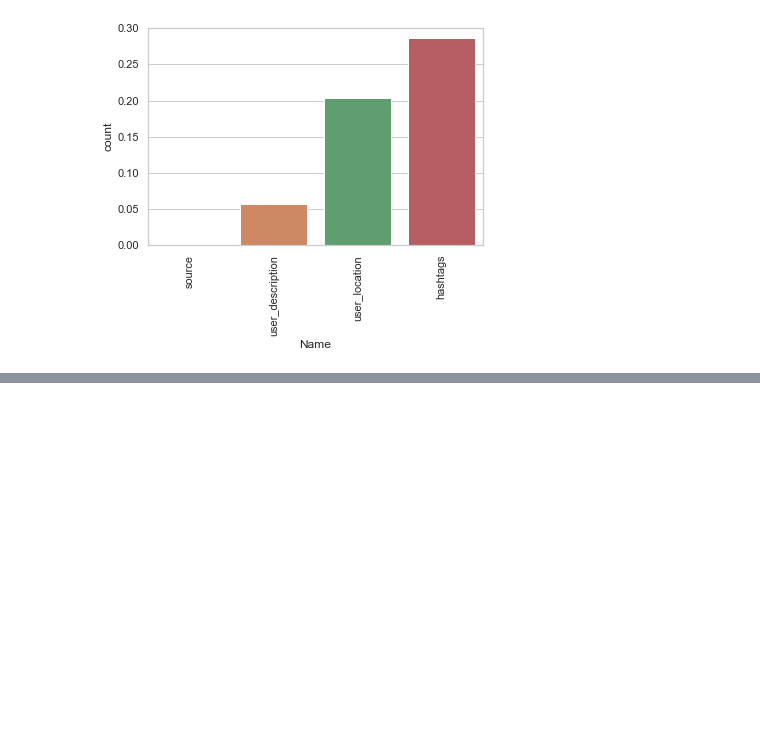
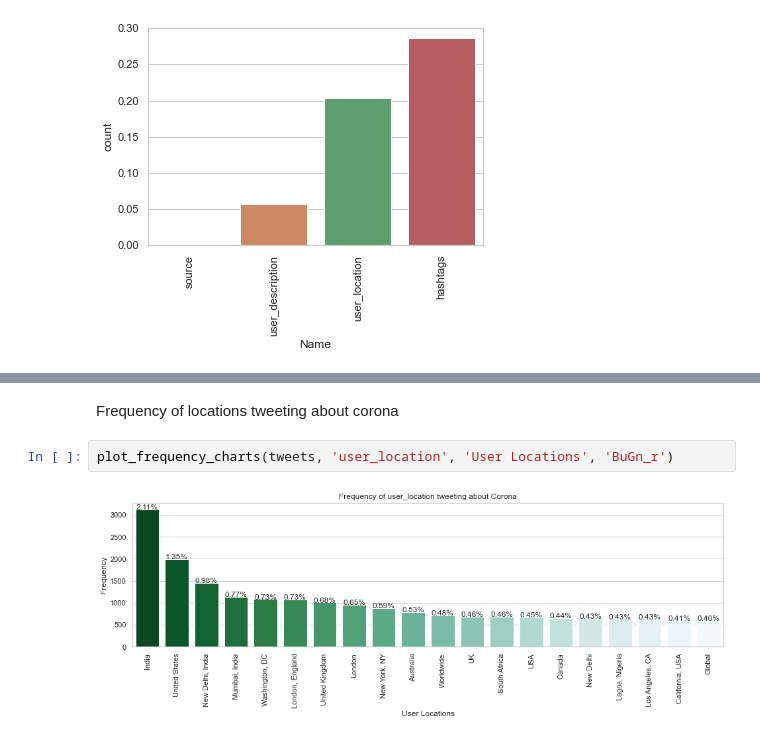
Before and after one commit to HorizonFirestrom/SentimentAnalysisCOVID19, a Jupyter notebook: SentimentAnalysis.ipynb, the cells around one changed output, grey strips where cells are left out. Drawn from its saved outputs; the diff is of its cells as text; blank space fills up the shorter version.

```diff
--- a/SentimentAnalysis.ipynb
+++ b/SentimentAnalysis.ipynb
@@ -83,0 +176,6 @@ all_tweet_location.head(2)
+# %% [markdown]
+Frequency of locations tweeting about corona
+# %%
+plot_frequency_charts(tweets, 'user_location', 'User Locations', 'BuGn_r')
+# %% [output]
+[figure, added]
```
Also changed, not shown: parts of 20 cells of this notebook.
